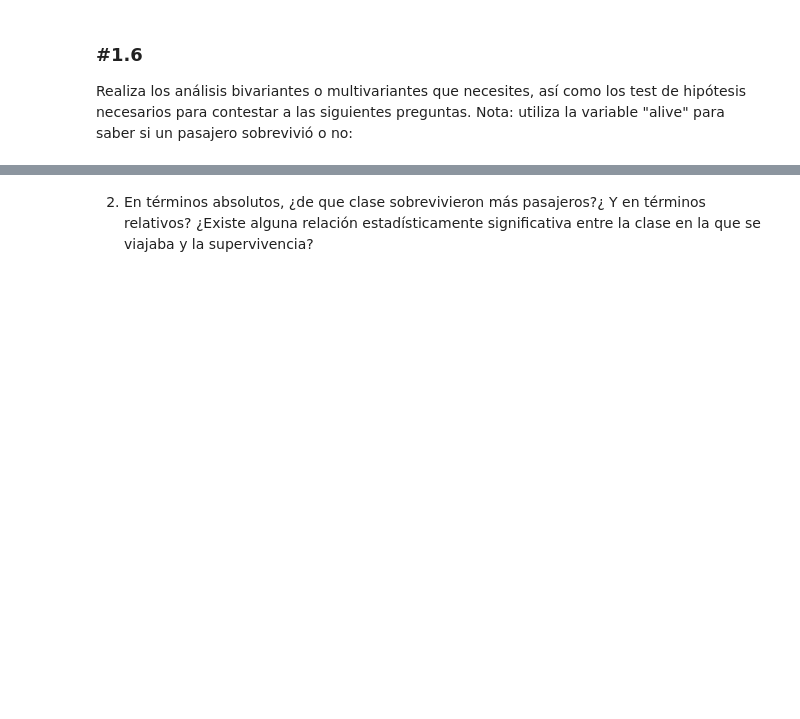
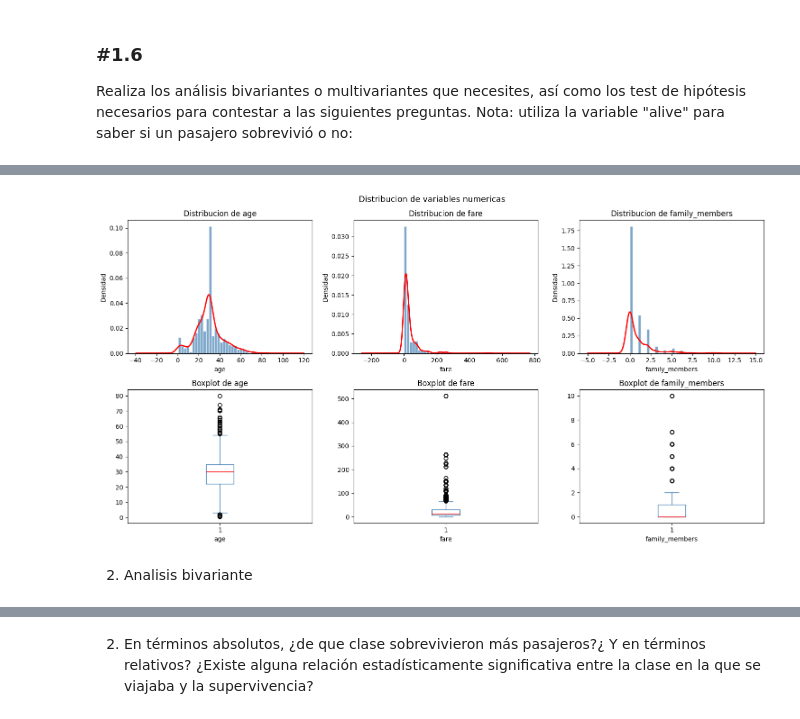
Before and after one commit to eleacos/DS-Online-Elena-Acosta, a Jupyter notebook: 03_Data_Analysis/Sprint_07/Unidad_02_Estadistica_Descriptiva_Multivariante/03_Practica_Obligatoria/18_Practica_Obligatoria_Multivariante.ipynb, the cells around one changed output, grey strips where cells are left out. Saved outputs shown, nothing was run; the diff lists cells and outputs as text; code cells hidden in the pictures; blank space fills up the shorter version.

```diff
--- a/03_Data_Analysis/Sprint_07/Unidad_02_Estadistica_Descriptiva_Multivariante/03_Practica_Obligatoria/18_Practica_Obligatoria_Multivariante.ipynb
+++ b/03_Data_Analysis/Sprint_07/Unidad_02_Estadistica_Descriptiva_Multivariante/03_Practica_Obligatoria/18_Practica_Obligatoria_Multivariante.ipynb
@@ -147,0 +174,29 @@ pinta_distribucion_categoricas(df, ["alive"], relativa= True, mostrar_valores= T
+# %%
+num_cols = ["age", "fare", "family_members"]
+# %%
+fig, axes = plt.subplots(2, 3, figsize=(15, 8))
+
+for i, col in enumerate(num_cols):
+    # Histograma + densidad
+    axes[0, i].hist(df[col], bins=30, color="steelblue", edgecolor="white", density=True, alpha=0.7)
+    df[col].plot.kde(ax=axes[0, i], color="red", lw=2)
+    axes[0, i].set_title(f"Distribucion de {col}")
+    axes[0, i].set_xlabel(col)
+    axes[0, i].set_ylabel("Densidad")
+
+    # Boxplot
+    axes[1, i].boxplot(df[col], vert=True,
+                       boxprops=dict(color="steelblue"),
+                       medianprops=dict(color="red"),
+                       whiskerprops=dict(color="steelblue"),
+                       capprops=dict(color="steelblue"))
+    axes[1, i].set_title(f"Boxplot de {col}")
+    axes[1, i].set_xlabel(col)
+
+plt.suptitle("Distribucion de variables numericas", fontsize=13)
+plt.tight_layout()
+plt.show()
+# %% [output]
+[figure, added]
+# %% [markdown]
+2. Analisis bivariante
```
Also changed, not shown: parts of 36 cells of this notebook, 11 other files.
